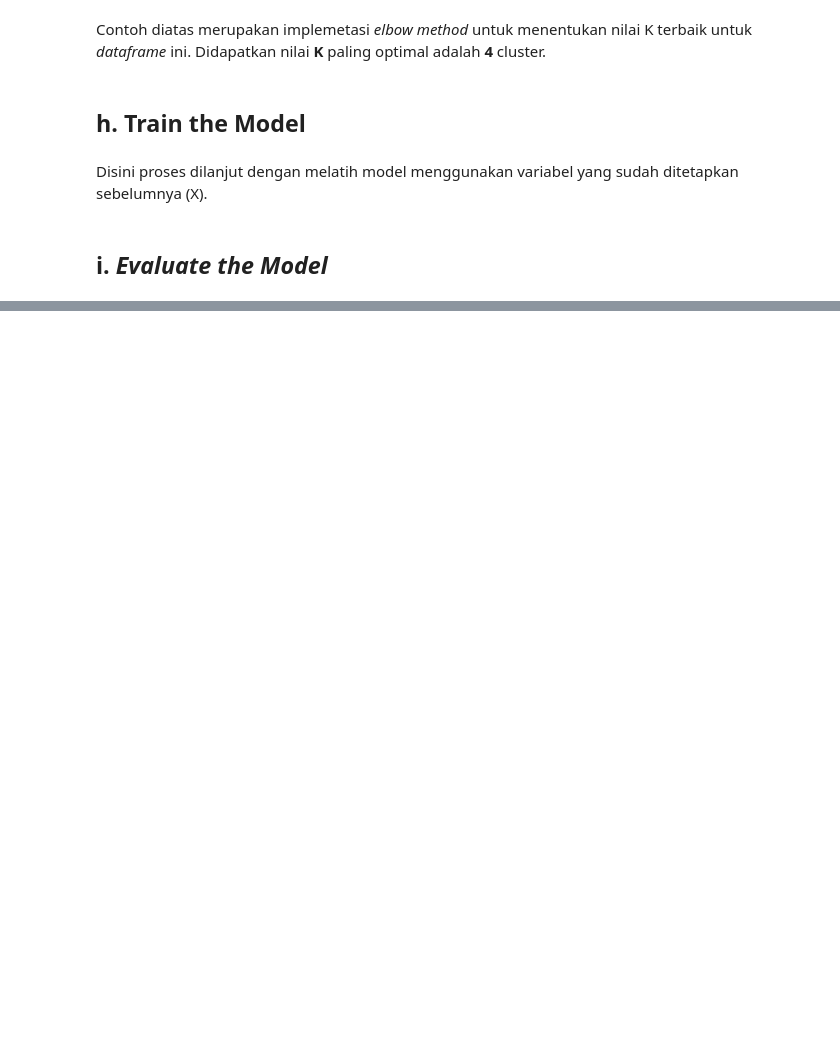
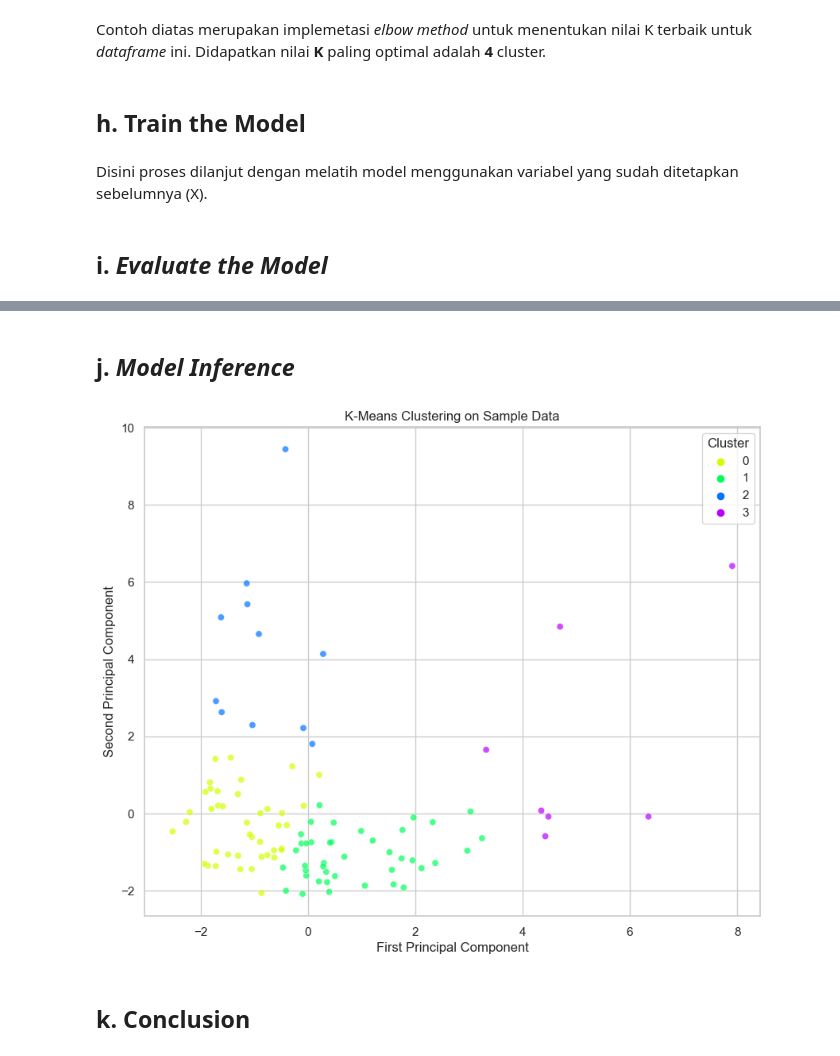
Before and after one commit to vincenta1206519/Hacktiv8_FinalProject, a Jupyter notebook: Final Project 4/PYTN_KampusMerdeka_fp4_Kelompok9.ipynb, the cells around one changed output, grey strips where cells are left out. Saved outputs shown, nothing was run; the diff lists cells and outputs as text; code cells hidden in the pictures; blank space fills up the shorter version.

```diff
--- a/Final Project 4/PYTN_KampusMerdeka_fp4_Kelompok9.ipynb
+++ b/Final Project 4/PYTN_KampusMerdeka_fp4_Kelompok9.ipynb
@@ -373,0 +706,39 @@ print("The average silhouette_score is :", silhouette_avg)
+# %% [markdown]
+## j. *Model Inference*
+# %%
+# Select a Random Sample from the PCA-transformed data
+sample_size = 100  # Define your desired sample size
+indices = np.random.choice(X_pca.shape[0], sample_size, replace=False)
+sample_data_pca = X_pca[indices]
+
+# Predicting cluster assignments using K-Means
+sample_clusters = final_kmeans.predict(sample_data_pca)
+# %%
+# Create a DataFrame for the sample data for plotting
+sample_data_df = pd.DataFrame(sample_data_pca, columns=['PCA1', 'PCA2'])
+sample_data_df['Cluster'] = sample_clusters
+
+# Set the style of the visualization
+sns.set(style="whitegrid")
+
+# Create a scatter plot
+plt.figure(figsize=(10, 8))
+
+# Use Seaborn to make the scatter plot
+sns.scatterplot(x='PCA1', y='PCA2', hue='Cluster',
+                palette=sns.color_palette("hsv", n_colors=len(np.unique(sample_clusters))),
+                data=sample_data_df, legend='full', alpha=0.7)
+
+# Label the axes
+plt.xlabel('First Principal Component')
+plt.ylabel('Second Principal Component')
+
+# Optional: Add a title
+plt.title('K-Means Clustering on Sample Data')
+
+# Show the plot
+plt.show()
+# %% [output]
+[figure, added]
+# %% [markdown]
+## k. Conclusion
```
Also changed, not shown: parts of 42 cells of this notebook, 3 other files.
